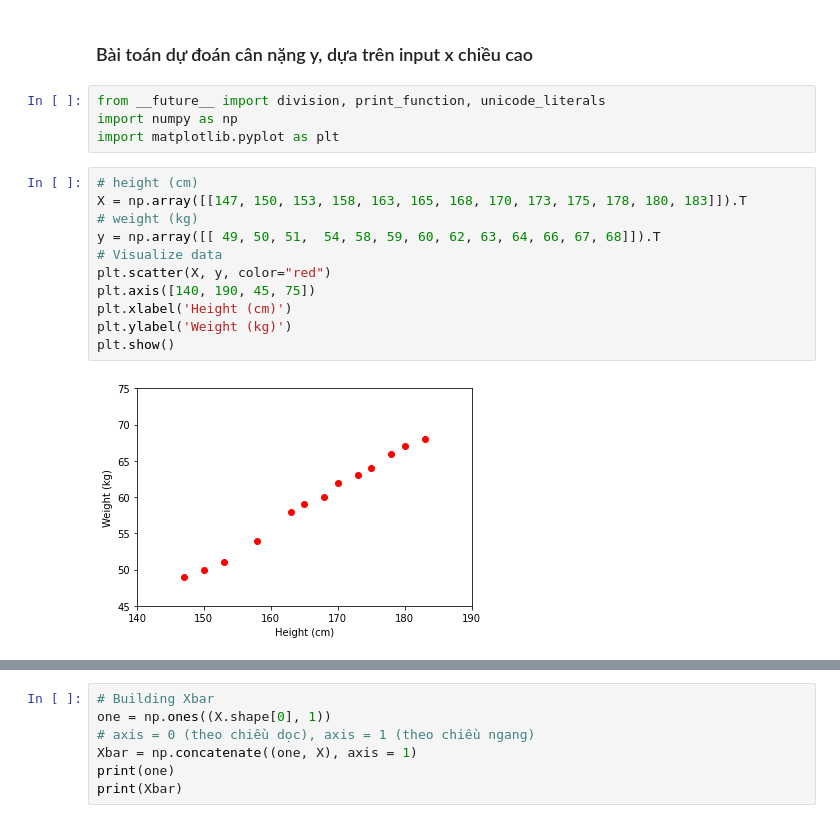
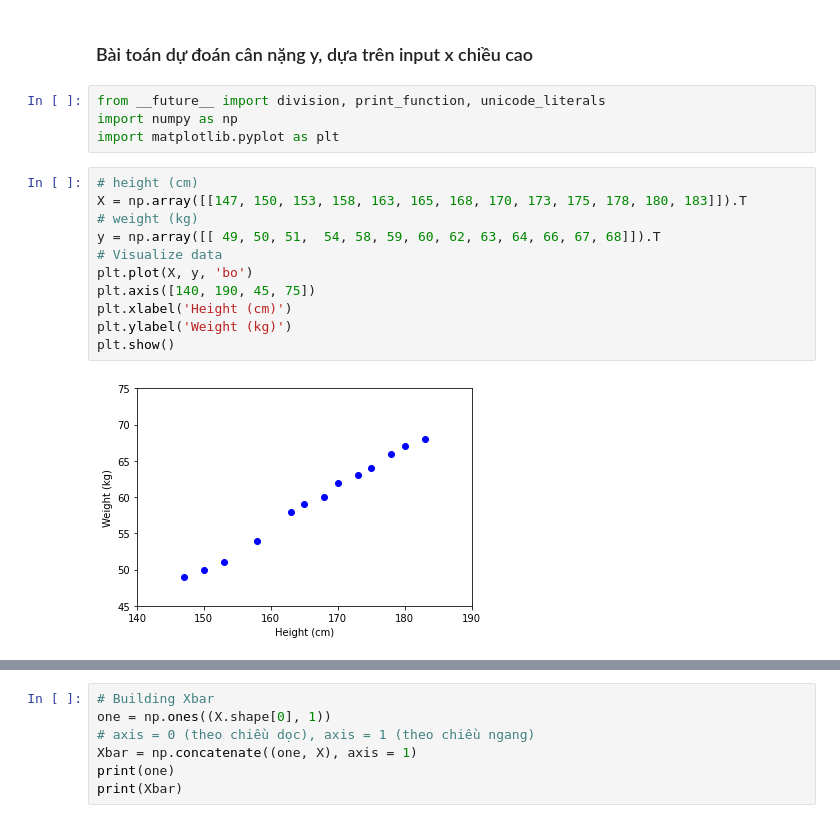
Before and after one commit to phungminhhieu1206/StudyAI, a Jupyter notebook: Machine_Learning_ATiep/Linear regression/Linear_Regression.ipynb, the cells around one changed output, grey strips where cells are left out. Cells and saved outputs as stored; diff of their text form.

```diff
--- a/Machine_Learning_ATiep/Linear regression/Linear_Regression.ipynb
+++ b/Machine_Learning_ATiep/Linear regression/Linear_Regression.ipynb
@@ -1,5 +1,5 @@
-# %% [markdown]
-### Bài toán dự đoán cân nặng y, dựa trên input x chiều cao
+# %% [markdown]
+### Bài toán dự đoán cân nặng y, dựa trên input x chiều cao
 # %%
 from __future__ import division, print_function, unicode_literals
 import numpy as np
@@ -7,13 +7,13 @@ import matplotlib.pyplot as plt
 # %%
 # height (cm)
 X = np.array([[147, 150, 153, 158, 163, 165, 168, 170, 173, 175, 178, 180, 183]]).T
 # weight (kg)
 y = np.array([[ 49, 50, 51,  54, 58, 59, 60, 62, 63, 64, 66, 67, 68]]).T
 # Visualize data
-plt.scatter(X, y, color="red")
+plt.plot(X, y, 'bo')
 plt.axis([140, 190, 45, 75])
 plt.xlabel('Height (cm)')
 plt.ylabel('Weight (kg)')
 plt.show()
 # %% [output]
-[figure, old version]
+[figure, new version]
```
Also changed, not shown: parts of 2 cells of this notebook, 8 other files.
